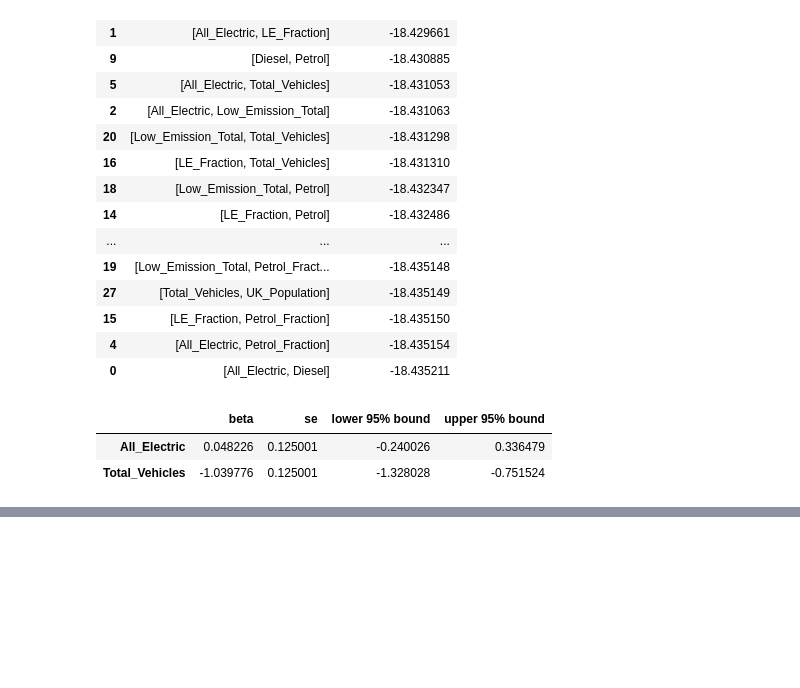
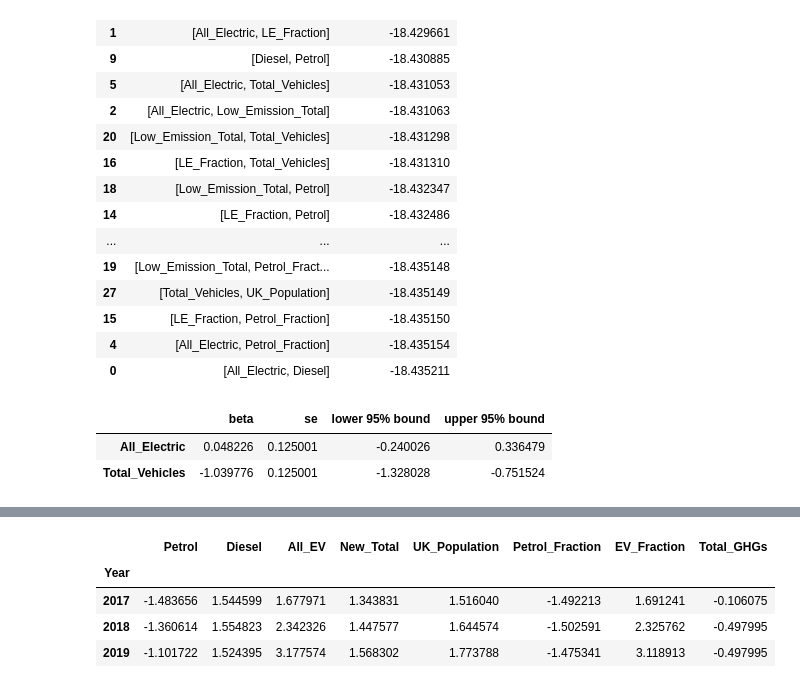
Before and after one commit to julemon/Practitioners-Challenge, a Jupyter notebook: Bayesian_Analysis.ipynb, the cells around one changed output, grey strips where cells are left out. Saved outputs shown, nothing was run; the diff lists cells and outputs as text; code cells hidden in the pictures; blank space fills up the shorter version.

```diff
--- a/Bayesian_Analysis.ipynb
+++ b/Bayesian_Analysis.ipynb
@@ -419,0 +523,16 @@ results
+# %%
+# Standardize data for simplicity
+data_short = data#[data.index>2009]
+mat = np.array(data_short.T)
+std_mat = np.std(mat, axis = 1)
+mean_mat = np.mean(mat, axis = 1)
+mat_stand = (mat-mean_mat.reshape(-1,1))/std_mat.reshape(-1,1)
+standard_data = pd.DataFrame(mat_stand.T, index = data_short.index,
+                             columns = data.columns)
+standard_data.tail(3)
+# %% [output]
+|  | Petrol | Diesel | All_EV | New_Total | UK_Population | Petrol_Fraction | EV_Fraction | Total_GHGs |
+| Year |  |  |  |  |  |  |  |  |
+| 2017 | -1.483656 | 1.544599 | 1.677971 | 1.343831 | 1.516040 | -1.492213 | 1.691241 | -0.106075 |
+| 2018 | -1.360614 | 1.554823 | 2.342326 | 1.447577 | 1.644574 | -1.502591 | 2.325762 | -0.497995 |
+| 2019 | -1.101722 | 1.524395 | 3.177574 | 1.568302 | 1.773788 | -1.475341 | 3.118913 | -0.497995 |
```
Also changed, not shown: parts of 23 cells of this notebook.
